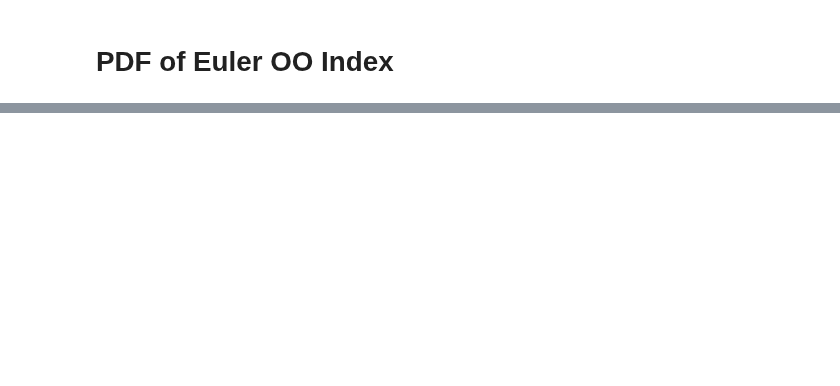
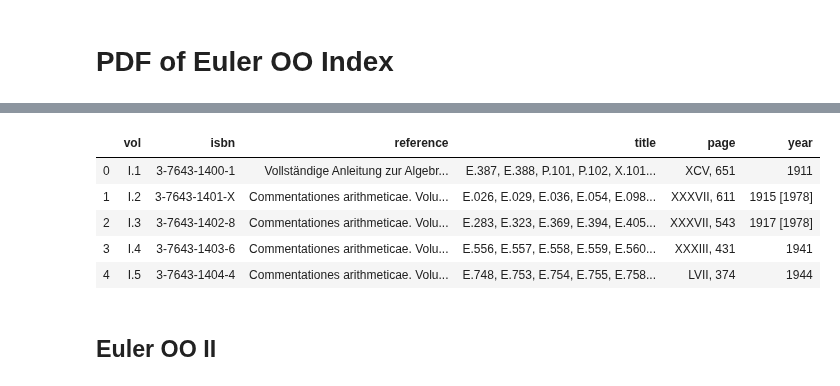
Before and after one commit to grasshoff/Euler, a Jupyter notebook: 101EulerPDF.ipynb, the cells around one changed output, grey strips where cells are left out. Cells and saved outputs as stored; diff of their text form; code cells hidden in the pictures; blank space fills up the shorter version.

```diff
--- a/101EulerPDF.ipynb
+++ b/101EulerPDF.ipynb
@@ -72,0 +102,39 @@ NameError: name 'doc' is not defined
+# %%
+EulerI = t[(t.p > 2)&(t.p < 7)]
+# %%
+EulerI = EulerI[(~EulerI.par.str.startswith(('Vol.')))&(EulerI.par.str.startswith(('I.','X','L','V','C')))&(EulerI.par.str.replace(' ', '') != '')].reset_index(drop = True)
+# %%
+vols = []
+isbns = []
+references = []
+titles = []
+pages = []
+years = []
+rests = []
+for i in EulerI.par.iloc[::2]:
+    vol = re.split('((?<=^I\.\d{1})\s|(?<=^I\.\d{2})\s|(?<=^I\.\d{1}-\d)\s|(?<=^I\.\d{2}-\d)\s)', i)[0].strip()
+    rest = re.split('((?<=^I\.\d{1})\s|(?<=^I\.\d{2})\s|(?<=^I\.\d{1}-\d)\s|(?<=^I\.\d{2}-\d)\s)', i)[-1].strip()
+    isbn = '3-7643-' + re.split('(?<=^\d{4}-[\dX]) ', rest)[0].strip()
+    rest = re.split('(?<=^\d{4}-[\dX]) ', rest)[-1].strip()
+    reference = re.split(' (?=E.\d{3})', rest, 1)[0].strip()
+    title = re.split(' (?=E.\d{3})', rest, 1)[-1].strip()
+    vols.append(vol)
+    isbns.append(isbn)
+    references.append(reference)
+    titles.append(title)
+for i in EulerI.par.iloc[1::2]:
+    page = re.split(' (?=19\d{2})', i)[0].strip()
+    year = re.split(' (?=19\d{2})', i)[1].strip()
+    pages.append(page)
+    years.append(year)
+# %%
+EulerI = pd.DataFrame({'vol': vols, 'isbn': isbns, 'reference': references, 'title': titles, 'page': pages, 'year': years})
+# %%
+EulerI.head()
+# %% [output]
+|  | vol | isbn | reference | title | page | year |
+| 0 | I.1 | 3-7643-1400-1 | Vollständige Anleitung zur Algebr... | E.387, E.388, P.101, P.102, X.101... | XCV, 651 | 1911 |
+| 1 | I.2 | 3-7643-1401-X | Commentationes arithmeticae. Volu... | E.026, E.029, E.036, E.054, E.098... | XXXVII, 611 | 1915 [1978] |
+| 2 | I.3 | 3-7643-1402-8 | Commentationes arithmeticae. Volu... | E.283, E.323, E.369, E.394, E.405... | XXXVII, 543 | 1917 [1978] |
+| 3 | I.4 | 3-7643-1403-6 | Commentationes arithmeticae. Volu... | E.556, E.557, E.558, E.559, E.560... | XXXIII, 431 | 1941 |
+| 4 | I.5 | 3-7643-1404-4 | Commentationes arithmeticae. Volu... | E.748, E.753, E.754, E.755, E.758... | LVII, 374 | 1944 |
@@ -72,0 +143,2 @@ NameError: name 'doc' is not defined
+# %% [markdown]
+## Euler OO II
```
Also changed, not shown: parts of 20 cells of this notebook, 2 other files.
